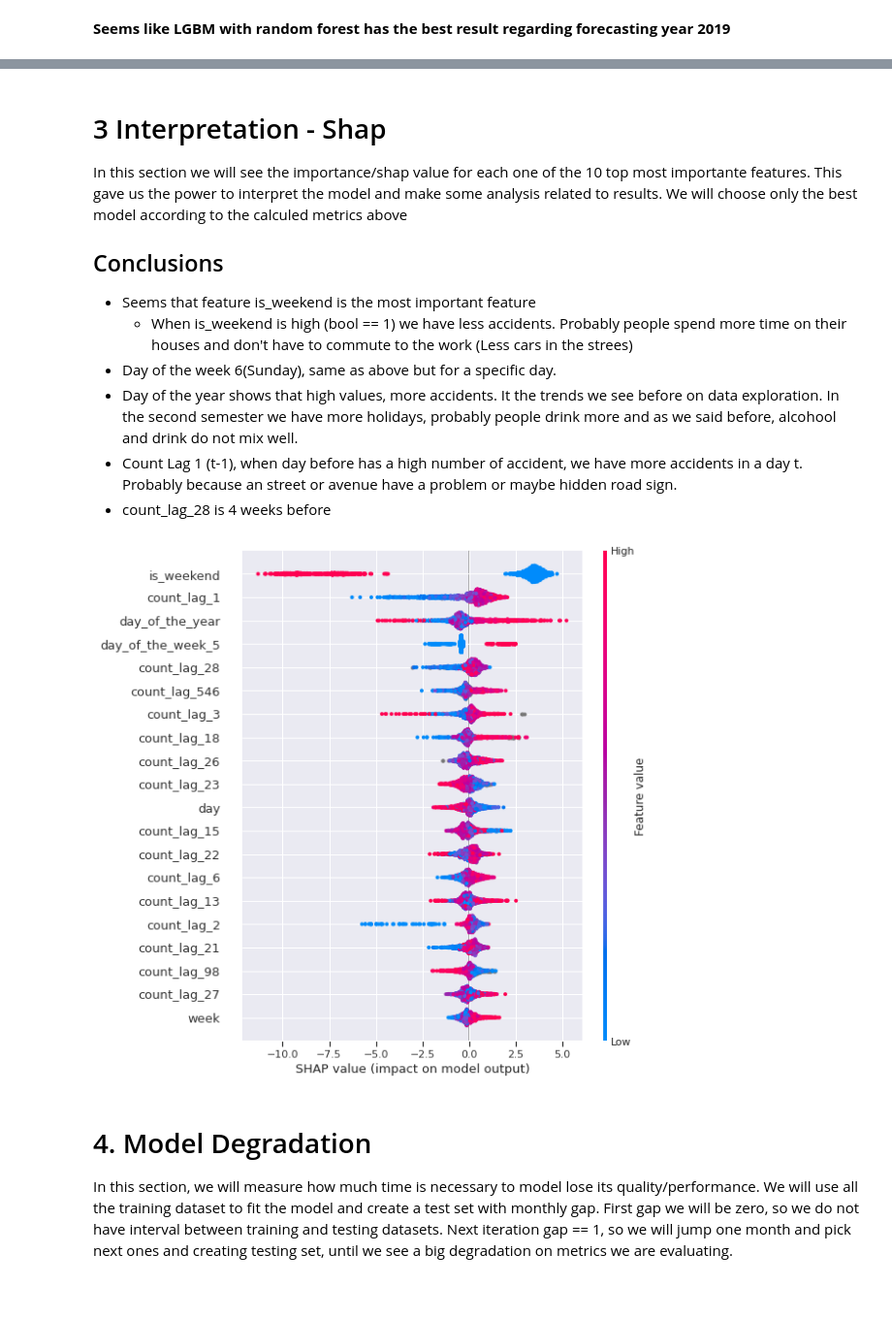
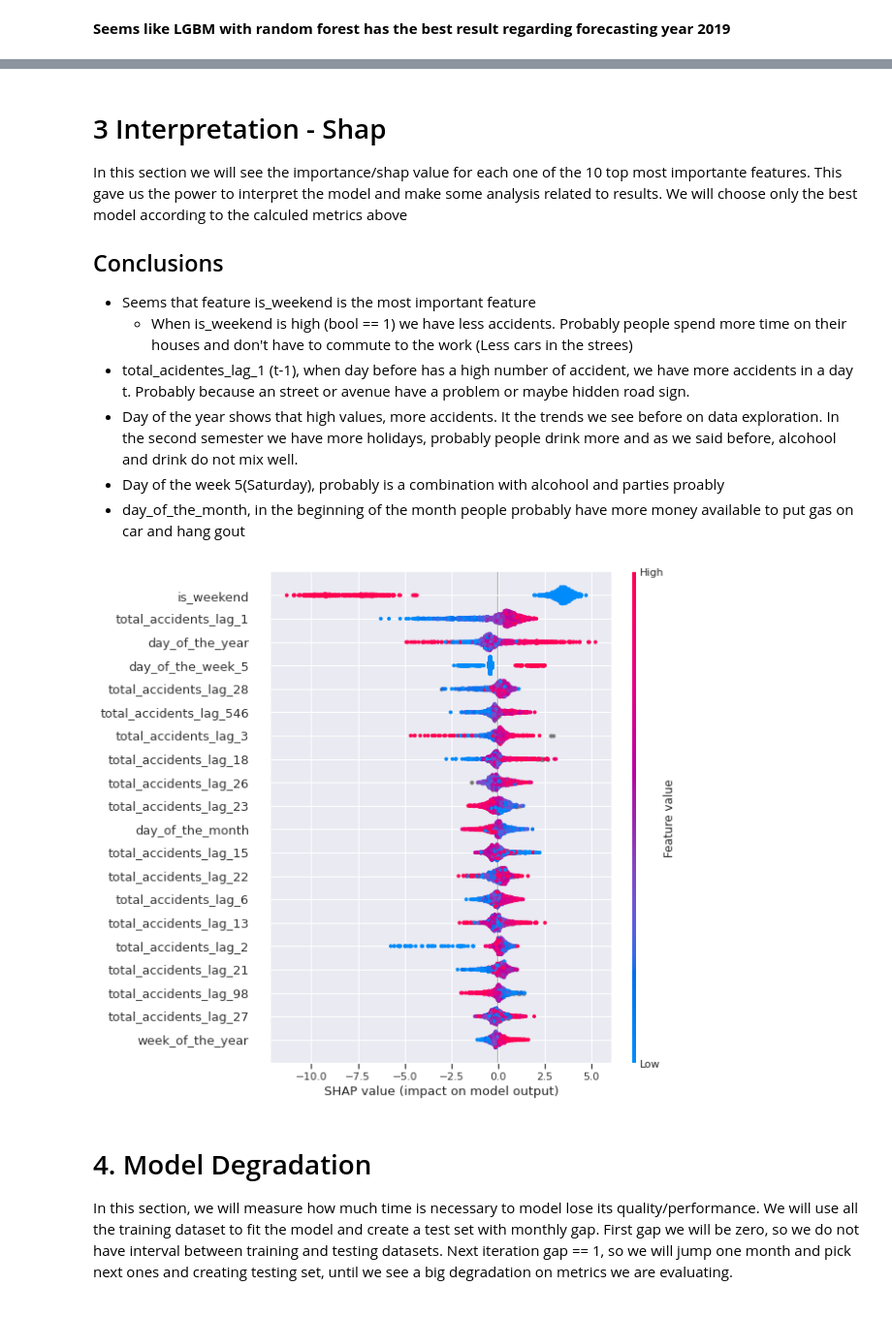
Before and after one commit to FelipeMarcelino/case_gavb, a Jupyter notebook: modeling.ipynb, the cells around one changed output, grey strips where cells are left out. Shown at 97% size. Saved outputs shown, nothing was run; the diff lists cells and outputs as text; code cells hidden in the pictures.

```diff
--- a/modeling.ipynb
+++ b/modeling.ipynb
@@ -129,10 +129,10 @@ cv = TimeSeriesSplit(10)
 # %%
 # Creating model
 xgb = XGBRegressor()
-X_train = train.drop(columns=["date","count"]).values
-Y_train = train["count"].values
-X_test = test.drop(columns=["date","count"]).values
-Y_test = test["count"].values
+X_train = train.drop(columns=["date","total_accidents"]).values
+Y_train = train["total_accidents"].values
+X_test = test.drop(columns=["date","total_accidents"]).values
+Y_test = test["total_accidents"].values
 # %%
 %%time
 cv_scores = cross_val_score(xgb, X_train, Y_train, cv=cv,
@@ -276,18 +276,18 @@ In this section we will see the importance/shap value for each one of the 10 top
 
 - Seems that feature is_weekend is the most important feature
     - When is_weekend is high (bool == 1) we have less accidents. Probably people spend more time on their houses and don't have to commute to the work (Less cars in the strees)
-- Day of the week 6(Sunday), same as above but for a specific day.
+- total_acidentes_lag_1 (t-1), when day before has a high number of accident, we have more accidents in a day t. Probably because an street or avenue have a problem or maybe hidden road sign.
 - Day of the year shows that high values, more accidents. It the trends we see before on data exploration. In the second semester we have more holidays, probably people drink more and as we said before, alcohool and drink do not mix well.
-- Count Lag 1 (t-1), when day before has a high number of accident, we have more accidents in a day t. Probably because an street or avenue have a problem or maybe hidden road sign.
-- count_lag_28 is 4 weeks before
+- Day of the week 5(Saturday), probably is a combination with alcohool and parties proably
+- day_of_the_month, in the beginning of the month people probably have more money available to put gas on car and hang gout
 # %%
 explainer = shap.TreeExplainer(model_fitted)
 Xd = xgboost.DMatrix(X_train, label=Y_train)
 shap_values = explainer.shap_values(X_train)
 # %%
-shap.summary_plot(shap_values, train.drop(columns=["date","count"]))
+shap.summary_plot(shap_values, train.drop(columns=["date","total_accidents"]))
 # %% [output]
-[figure, old version]
+[figure, new version]
 # %% [markdown]
 # 4. Model Degradation
 
```
Also changed, not shown: parts of 8 cells of this notebook, 2 other files.
